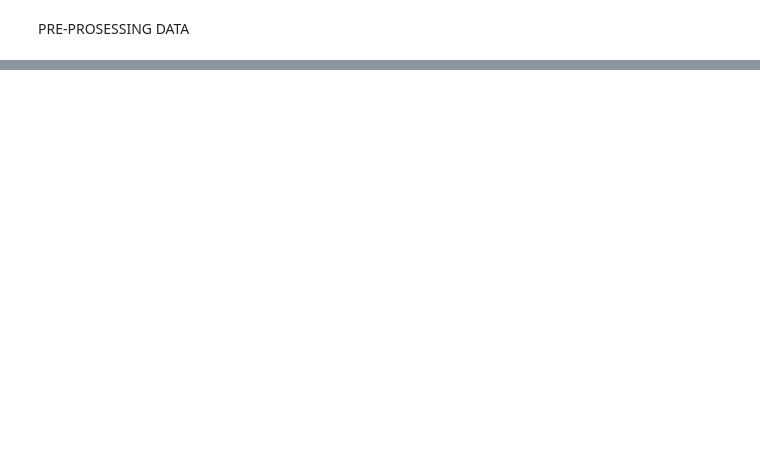
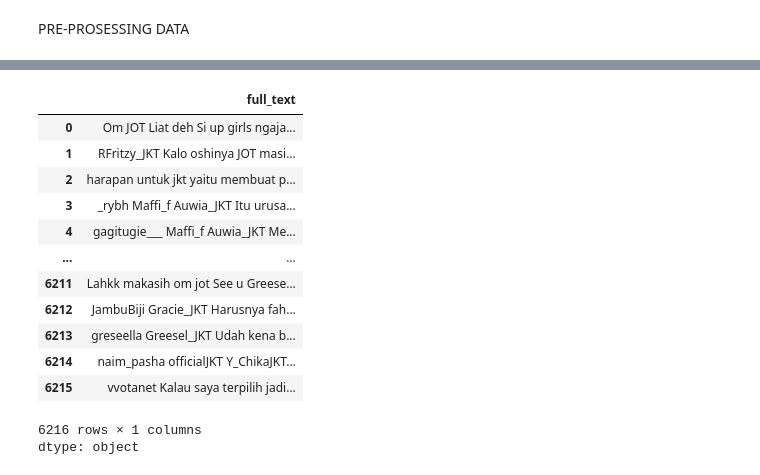
Before and after one commit to Igprad01/Sentimen-Analisis, a Jupyter notebook: Analisis_Sentimen.ipynb, the cells around one changed output, grey strips where cells are left out. Cells and saved outputs as stored; diff of their text form; code cells hidden in the pictures; blank space fills up the shorter version.

```diff
--- a/Analisis_Sentimen.ipynb
+++ b/Analisis_Sentimen.ipynb
@@ -37,3 +47,0 @@ df.head()
-# %%
-df_text = df['full_text']
-print(df_text)
@@ -51,0 +62,28 @@ PRE-PROSESSING DATA
+# %%
+#cleaning
+def clean_text(text):
+    text = re.sub('http\S+', '', text)
+    text = re.sub( 'www\s', '', text)
+    text = re.sub('@', '', text)
+    text = re.sub('\d+', '', text)
+    text = re.sub('\s+', ' ', text)
+    text = text.strip()
+    return text
+
+df_text = df_text.apply(clean_text)
+display(df_text)
+# %% [output]
+|  | full_text |
+| 0 | Om JOT Liat deh Si up girls ngaja... |
+| 1 | RFritzy_JKT Kalo oshinya JOT masi... |
+| 2 | harapan untuk jkt yaitu membuat p... |
+| 3 | _rybh Maffi_f Auwia_JKT Itu urusa... |
+| 4 | gagitugie___ Maffi_f Auwia_JKT Me... |
+| ... | ... |
+| 6211 | Lahkk makasih om jot See u Greese... |
+| 6212 | JambuBiji Gracie_JKT Harusnya fah... |
+| 6213 | greseella Greesel_JKT Udah kena b... |
+| 6214 | naim_pasha officialJKT Y_ChikaJKT... |
+| 6215 | vvotanet Kalau saya terpilih jadi... |
+6216 rows × 1 columns
+dtype: object
```
Also changed, not shown: parts of 12 cells of this notebook.
